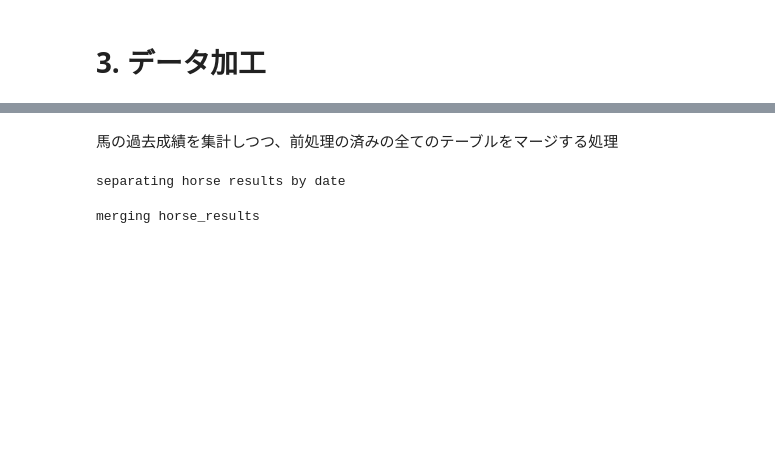
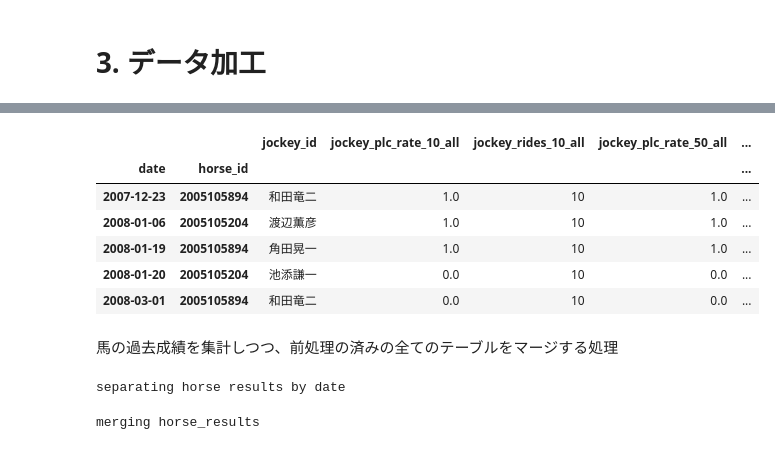
Before and after one commit to B21020/MyKeiba-AI_v2, a Jupyter notebook: main.ipynb, the cells around one changed output, grey strips where cells are left out. Cells and saved outputs as stored; diff of their text form; code cells hidden in the pictures; blank space fills up the shorter version.

```diff
--- a/main.ipynb
+++ b/main.ipynb
@@ -1796,3 +478,16 @@ jockey_stats.head()
+# %%
+# MyKeiba-AI_v2\data\tmp\jockey_stats.pickle のロード
+
+jockey_stats = pd.read_pickle(LocalPaths.JOCKEY_STATS_PATH)
+jockey_stats.head()
+# %% [output]
+|  |  | jockey_id | jockey_plc_rate_10_all | jockey_rides_10_all | jockey_plc_rate_50_all | ... |
+| date | horse_id |  |  |  |  | ... |
+| 2007-12-23 | 2005105894 | 和田竜二 | 1.0 | 10 | 1.0 | ... |
+| 2008-01-06 | 2005105204 | 渡辺薫彦 | 1.0 | 10 | 1.0 | ... |
+| 2008-01-19 | 2005105894 | 角田晃一 | 1.0 | 10 | 1.0 | ... |
+| 2008-01-20 | 2005105204 | 池添謙一 | 0.0 | 10 | 0.0 | ... |
+| 2008-03-01 | 2005105894 | 和田竜二 | 0.0 | 10 | 0.0 | ... |
 # %% [markdown]
 馬の過去成績を集計しつつ、前処理の済みの全てのテーブルをマージする処理
 # %%
```
Also changed, not shown: parts of 97 cells of this notebook, 20 other files.
